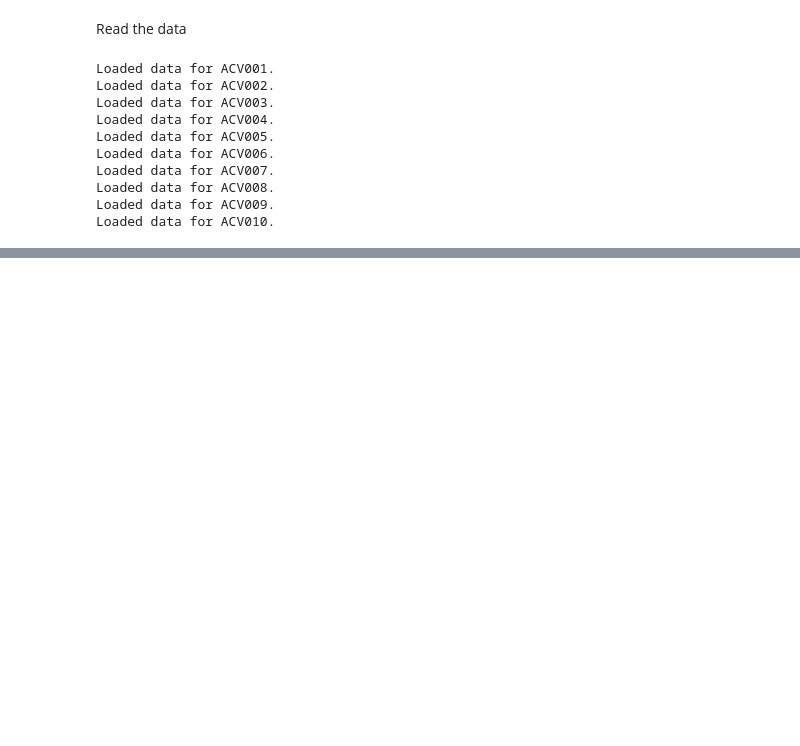
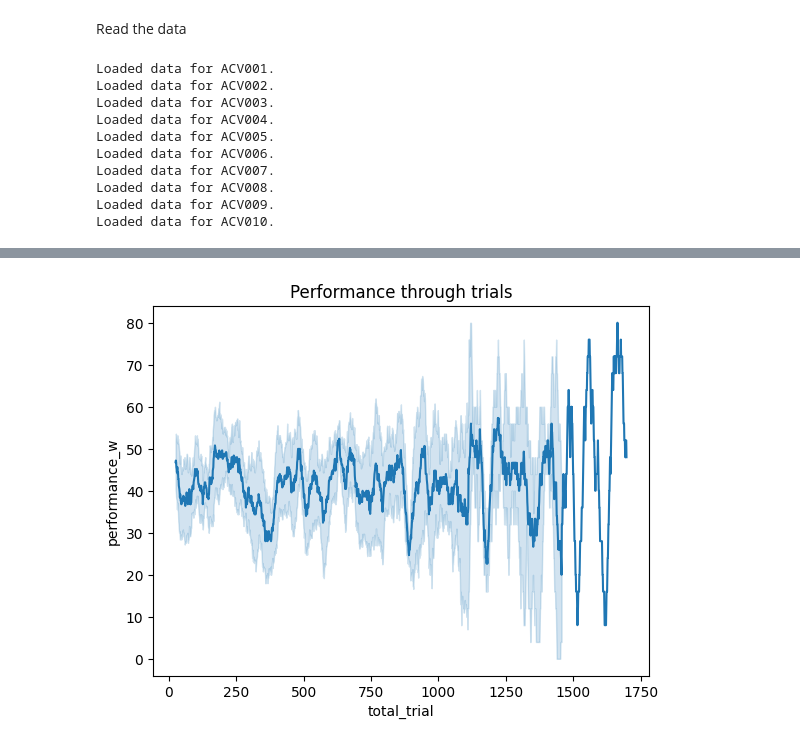
Before and after one commit to LearningCircuitsLab/behavior-analysis-notebooks, a Jupyter notebook: trap2_firstbatch_analysis.ipynb, the cells around one changed output, grey strips where cells are left out. Saved outputs shown, nothing was run; the diff lists cells and outputs as text; code cells hidden in the pictures; blank space fills up the shorter version.

```diff
--- a/trap2_firstbatch_analysis.ipynb
+++ b/trap2_firstbatch_analysis.ipynb
@@ -104,0 +146,18 @@ df
+# %%
+# Correct percentage per total trial in 2AFC. Separate also alternating and repeating
+# TODO: move them to the other repo? and add them to df
+df_perf_list = []
+for mouse in animals:
+    df_mouse = df[np.logical_and(df['subject'] == mouse, df['current_training_stage'] == 'TwoAFC_visual_easy')]
+    df_to_append = dft.get_performance_through_trials(df_mouse)
+    df_to_append = dft.get_repeat_or_alternate_performance(df_to_append)
+    df_perf_list.append(df_to_append)
+
+df_perf = pd.concat(df_perf_list, ignore_index=True)
+# %%
+# plot the performance through trials
+sns.lineplot(data=df_perf, x='total_trial', y='performance_w')
+plt.title('Performance through trials')
+plt.show()
+# %% [output]
+[figure, added]
```
Also changed, not shown: parts of 30 cells of this notebook.
